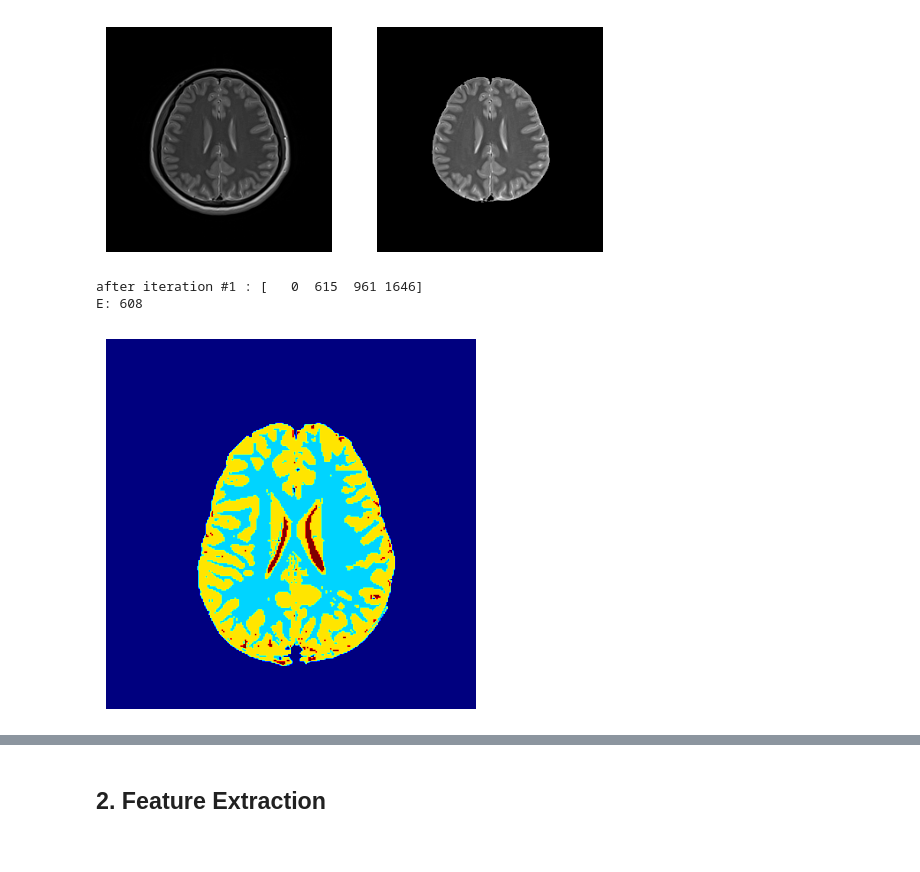
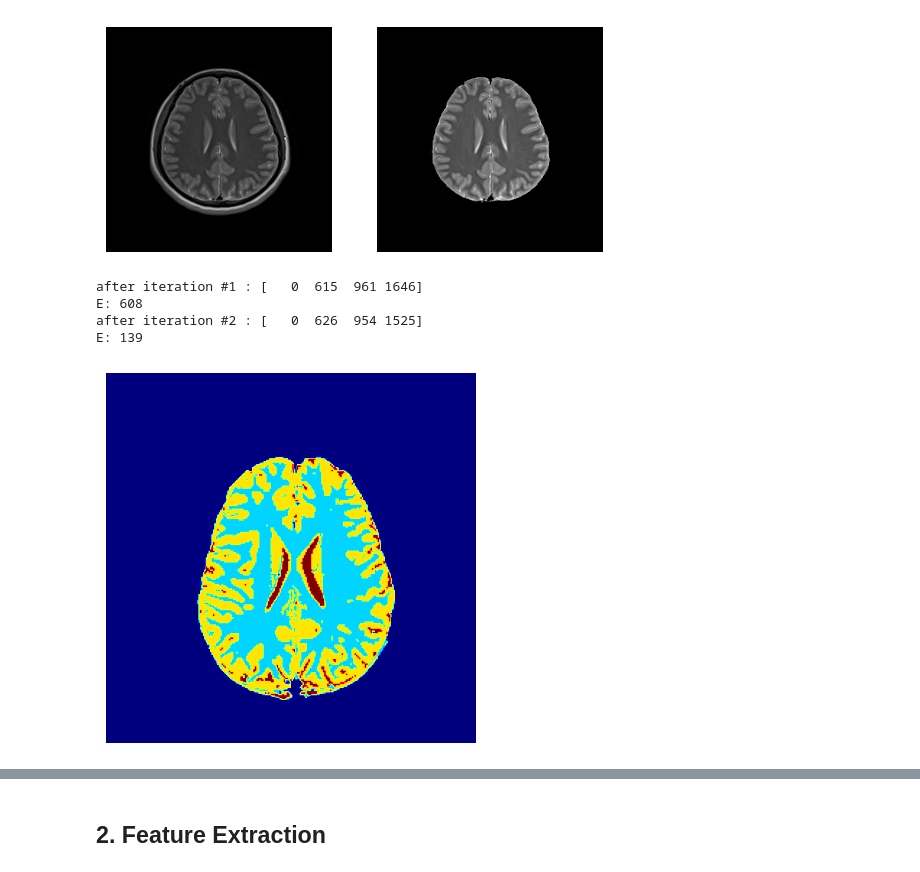
Before and after one commit to changmaaa/MIP_HW, a Jupyter notebook: HW5/HW5_201902332_유창민.ipynb, the cells around one changed output, grey strips where cells are left out. Saved outputs shown, nothing was run; the diff lists cells and outputs as text; code cells hidden in the pictures.

```diff
--- a/HW5/HW5_201902332_유창민.ipynb
+++ b/HW5/HW5_201902332_유창민.ipynb
@@ -115,30 +115,32 @@ plt.show()
 # %%
 img = mri_masked.copy()
 E = 1e6
-eps = 750
+eps = 500
 m_vals = np.array([100, 500, 1000, 2000])
 m_vals_new = m_vals.copy()
 D = np.zeros((len(m_vals),img.shape[0],img.shape[1]))
 n = 0
 while E>eps:
   n = n+1
   for k in range(len(m_vals)):
     D[k] = np.abs(img-m_vals[k])
   R = np.argmin(D,axis=0)
   for k in range(len(m_vals)):
     m_vals_new[k] = np.mean(img[R==k])
   print(f'after iteration #{n} : {m_vals_new}')
   E = np.sum(np.abs(m_vals_new - m_vals))
   print('E:',E)
   m_vals = m_vals_new.copy()
 
 plt.imshow(R,cmap='jet')
 plt.axis('off')
 plt.show()
 # %% [output]
 after iteration #1 : [   0  615  961 1646]
 E: 608
+after iteration #2 : [   0  626  954 1525]
+E: 139
-[figure, old version]
+[figure, new version]
 # %%
 img2 = mri_masked_2.copy()
 E2 = 1e6
```
Also changed, not shown: parts of 13 cells of this notebook.
